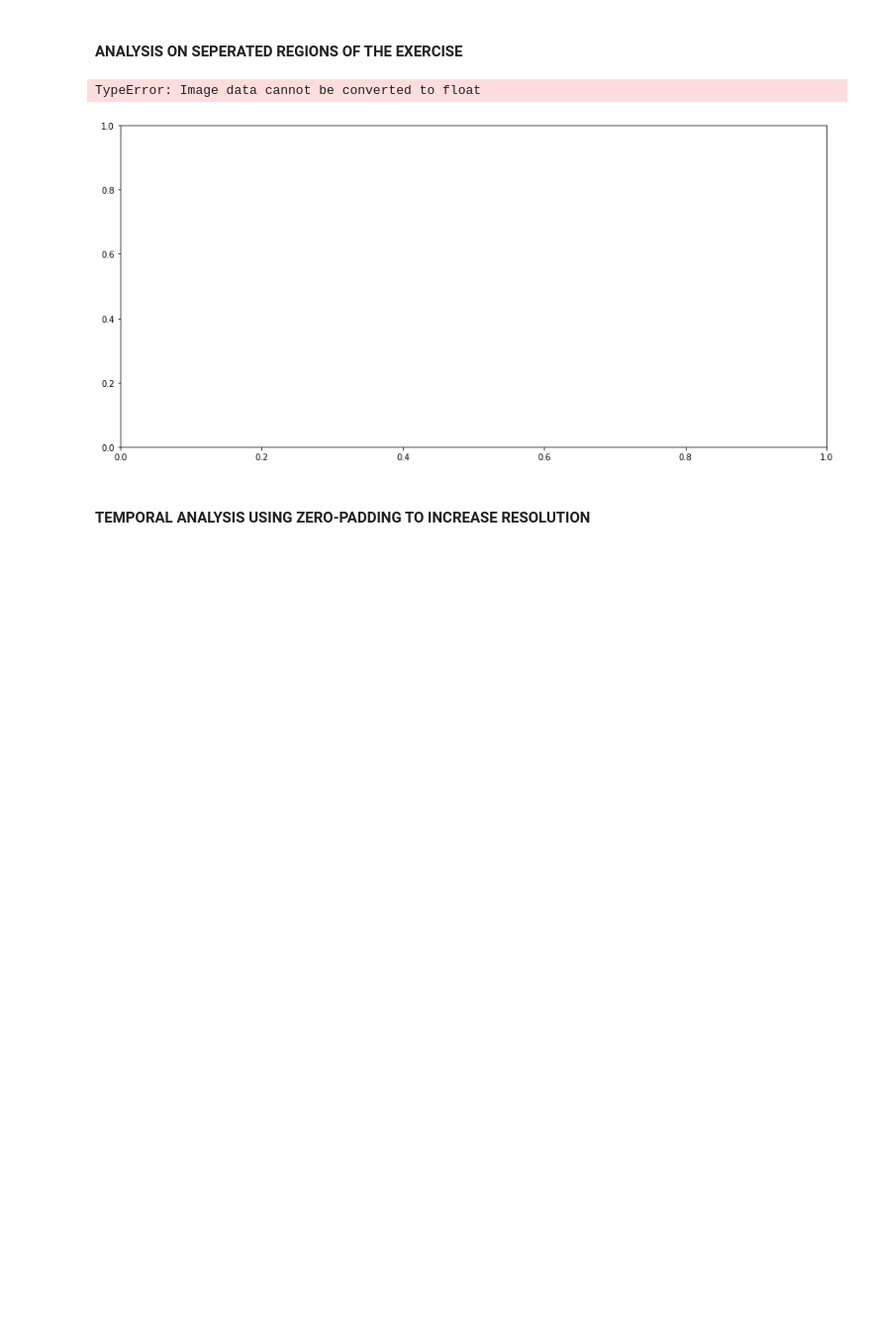
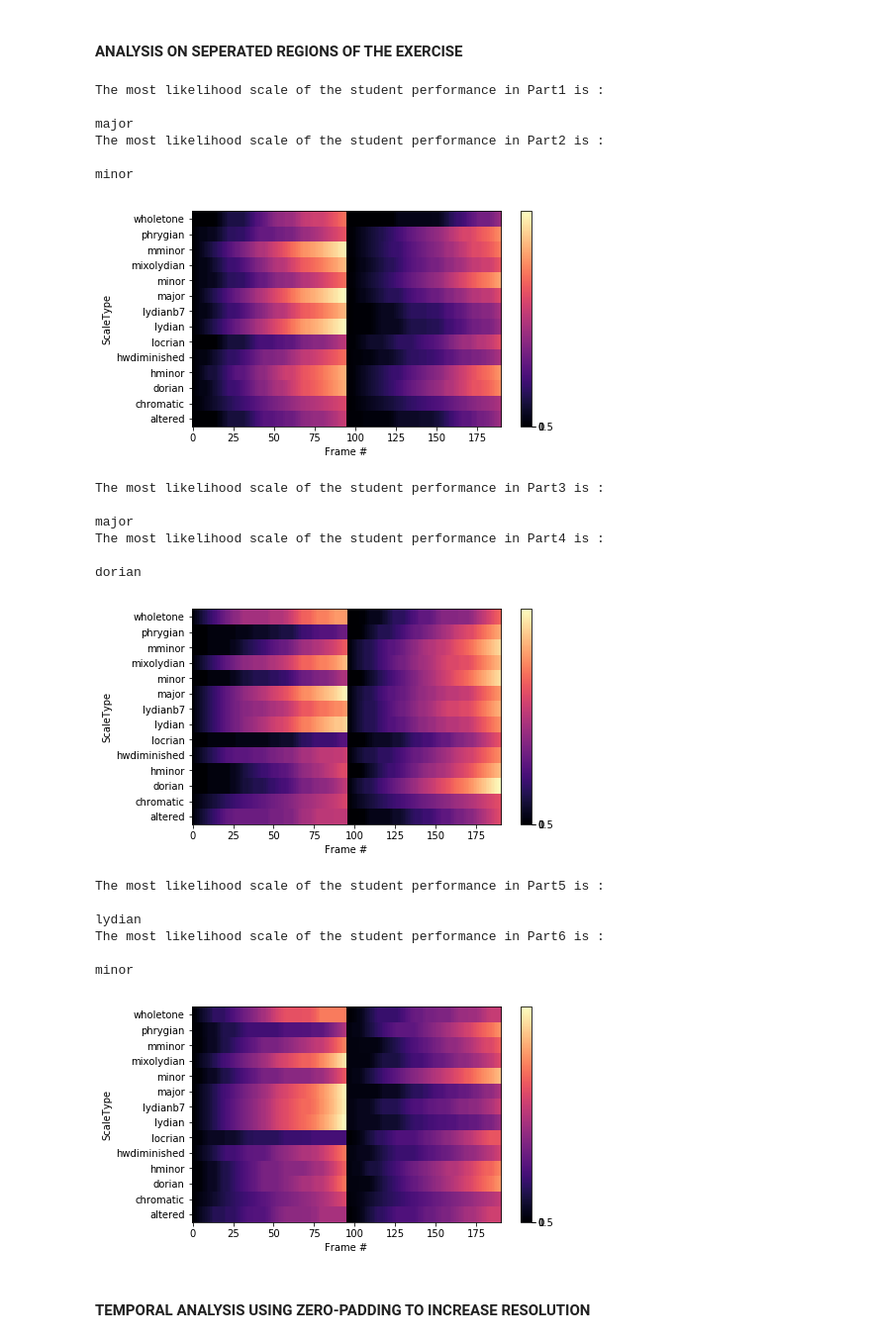
Before and after one commit to emirdemirel/Chord-ScaleDetection, a Jupyter notebook: Chord-scale_Detection.ipynb, the cells around one changed output. Shown: that part at 99% size. Cells and saved outputs as stored; diff of their text form; code cells hidden in the pictures; blank space fills up the shorter version.

```diff
--- a/Chord-scale_Detection.ipynb
+++ b/Chord-scale_Detection.ipynb
@@ -210,10 +179,29 @@ for i in range(length):
 # %% [markdown]
 #### ANALYSIS ON SEPERATED REGIONS OF THE EXERCISE
 # %%
-ScaleEstimationCumulative(FEATURES_Student, ScaleTemplates, 2)
+LikelihoodVector1 = ScaleEstimationCumulative(FEATURES_Student, ScaleTemplates, 2)
 # %% [output]
-TypeError: Image data cannot be converted to float
+The most likelihood scale of the student performance in Part1 is :
+
+major
+The most likelihood scale of the student performance in Part2 is :
+
+minor
-[figure, old version]
+[figure, new version]
+The most likelihood scale of the student performance in Part3 is :
+
+major
+The most likelihood scale of the student performance in Part4 is :
+
+dorian
+[figure, added]
+The most likelihood scale of the student performance in Part5 is :
+
+lydian
+The most likelihood scale of the student performance in Part6 is :
+
+minor
+[figure, added]
 # %% [markdown]
 #### TEMPORAL ANALYSIS USING ZERO-PADDING TO INCREASE RESOLUTION
 # %%
```
Also changed, not shown: parts of 10 cells of this notebook.
